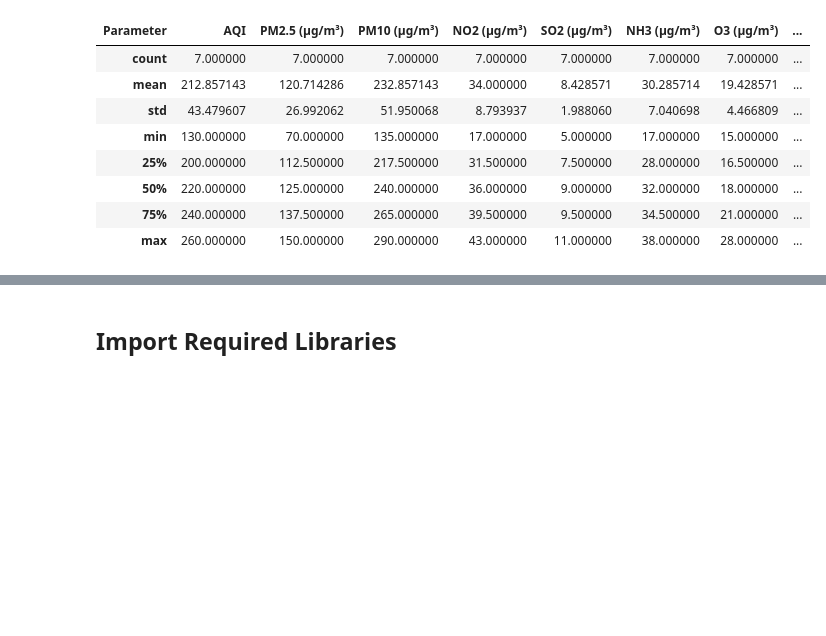
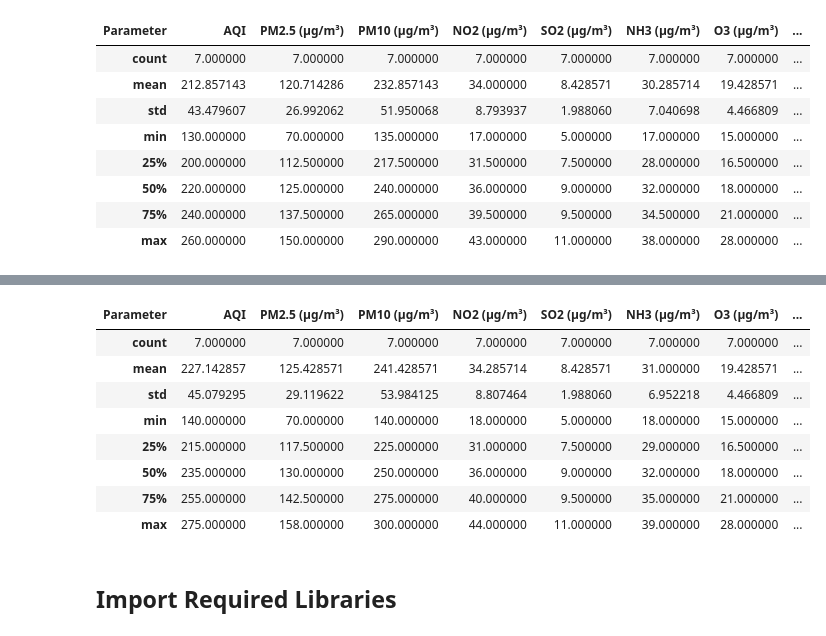
Before and after one commit to Anjalitiwari99/AQI_Prediction_System, a Jupyter notebook: notebooks/01_Data_Preprocessing.ipynb, the cells around one changed output, grey strips where cells are left out. Drawn from its saved outputs; the diff is of its cells as text; code cells hidden in the pictures; blank space fills up the shorter version.

```diff
--- a/notebooks/01_Data_Preprocessing.ipynb
+++ b/notebooks/01_Data_Preprocessing.ipynb
@@ -551,0 +573,15 @@ df3.describe()
+# %%
+df4 = df4.iloc[4:].reset_index(drop=True)
+
+df4.columns = [
+    "Parameter",
+    "Civil Lines",
+    "Rambagh",
+    "Naini",
+    "Phoolpur",
+    "Katra",
+    "Teliyarganj",
+    "Company Bagh"
+]
+
+df4.head()
@@ -551,0 +595,6 @@ df3.describe()
+# %%
+df4 = df4.set_index("Parameter").T.reset_index()
+
+df4.rename(columns={"index": "Location"}, inplace=True)
+
+df4.head()
@@ -551,0 +608,8 @@ df3.describe()
+# %%
+numeric_columns = df4.columns[1:]
+
+df4[numeric_columns] = df4[numeric_columns].apply(pd.to_numeric)
+
+print("Data types converted successfully ✅")
+
+df4.info()
@@ -552,3 +636,15 @@ df3.describe()
+# %%
+df4.describe()
+# %% [output]
+| Parameter | AQI | PM2.5 (µg/m³) | PM10 (µg/m³) | NO2 (µg/m³) | SO2 (µg/m³) | NH3 (µg/m³) | O3 (µg/m³) | ... |
+| count | 7.000000 | 7.000000 | 7.000000 | 7.000000 | 7.000000 | 7.000000 | 7.000000 | ... |
+| mean | 227.142857 | 125.428571 | 241.428571 | 34.285714 | 8.428571 | 31.000000 | 19.428571 | ... |
+| std | 45.079295 | 29.119622 | 53.984125 | 8.807464 | 1.988060 | 6.952218 | 4.466809 | ... |
+| min | 140.000000 | 70.000000 | 140.000000 | 18.000000 | 5.000000 | 18.000000 | 15.000000 | ... |
+| 25% | 215.000000 | 117.500000 | 225.000000 | 31.000000 | 7.500000 | 29.000000 | 16.500000 | ... |
+| 50% | 235.000000 | 130.000000 | 250.000000 | 36.000000 | 9.000000 | 32.000000 | 18.000000 | ... |
+| 75% | 255.000000 | 142.500000 | 275.000000 | 40.000000 | 9.500000 | 35.000000 | 21.000000 | ... |
+| max | 275.000000 | 158.000000 | 300.000000 | 44.000000 | 11.000000 | 39.000000 | 28.000000 | ... |
 # %% [markdown]
 ## Import Required Libraries
 # %%
```
Also changed, not shown: parts of 5 cells of this notebook.
